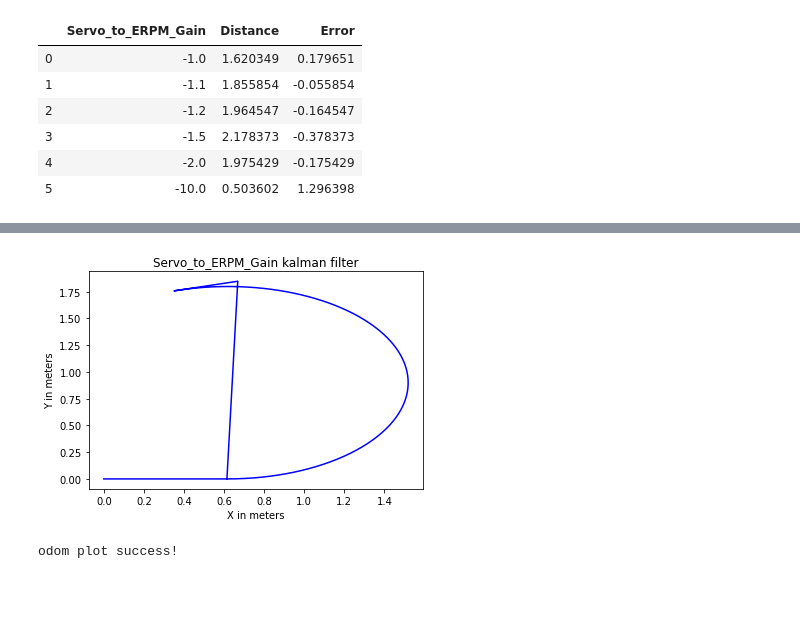
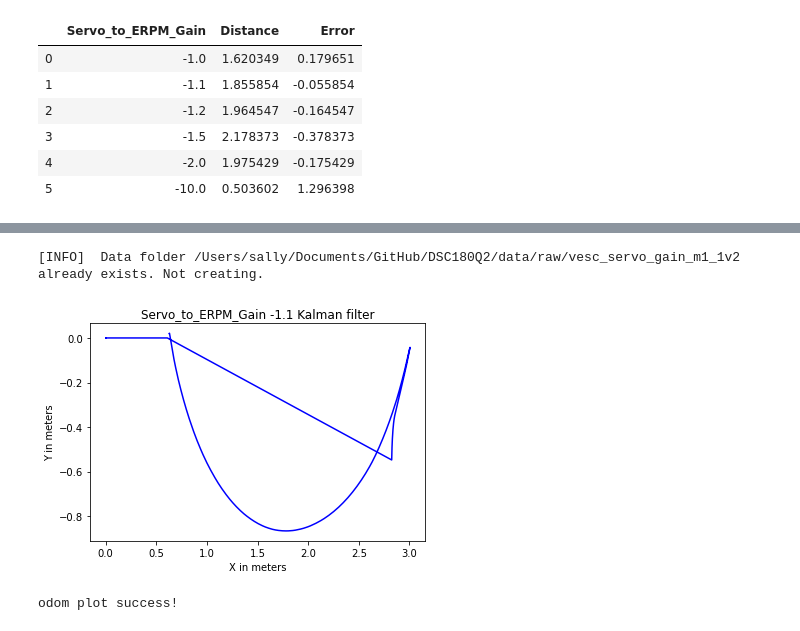
Before and after one commit to SallyPoon/DSC180Q2, a Jupyter notebook: notebooks/Odom graphs.ipynb, the cells around one changed output, grey strips where cells are left out. Cells and saved outputs as stored; diff of their text form; code cells hidden in the pictures; blank space fills up the shorter version.

Commit message:
Addeding odom script

```diff
--- a/notebooks/Odom graphs.ipynb
+++ b/notebooks/Odom graphs.ipynb
@@ -411,4 +411,4 @@ pd.DataFrame(data= {"Servo_to_ERPM_Gain":Servo_to_ERPM_Gain,'Distance': dist, "E
 # odometry_path = os.path.join('/Users/sally/Documents/GitHub/DSC180Q2/data/raw', 'semi_circle_0.7.bag')
 # bag = bagreader(odometry_path)
 # odom_data = bag.message_by_topic('/Users/sally/Documents/GitHub/DSC180Q2/data/raw/vesc_servo_gain_m1_1/vesc-odom.csv')
-df_odom = pd.read_csv('/Users/sally/Documents/GitHub/DSC180Q2/data/raw/vesc_servo_gain_m1_1/vesc-odom.csv')
+#df_odom = pd.read_csv('/Users/sally/Documents/GitHub/DSC180Q2/data/raw/odom_filtered.csv')
@@ -415,11 +419,17 @@ df_odom = pd.read_csv('/Users/sally/Documents/GitHub/DSC180Q2/data/raw/vesc_serv
+# %%
+odometry_path = os.path.join('/Users/sally/Documents/GitHub/DSC180Q2/data/raw', 'vesc_servo_gain_m1_1v2.bag')
+bag = bagreader(odometry_path)
+odom_data = bag.message_by_topic('/odometry/filtered')
+# %% [output]
+[INFO]  Data folder /Users/sally/Documents/GitHub/DSC180Q2/data/raw/vesc_servo_gain_m1_1v2 already exists. Not creating.
 # %%
 plt.plot(df_odom['pose.pose.position.x'] - df_odom['pose.pose.position.x'].min(), df_odom['pose.pose.position.y'],'b')
 plt.xlabel('X in meters')
 plt.ylabel('Y in meters')
 #plt.xticks(np.arange(-2, 2.5 ,0.5))
-plt.title("Servo_to_ERPM_Gain Kalman filter")
+plt.title("Servo_to_ERPM_Gain -1.1 Kalman filter")
 plt.show()
 print('odom plot success!')
 # %% [output]
-[figure, old version]
+[figure, new version]
 odom plot success!
```
Also changed, not shown: parts of 1 cell of this notebook, 3 other files.
